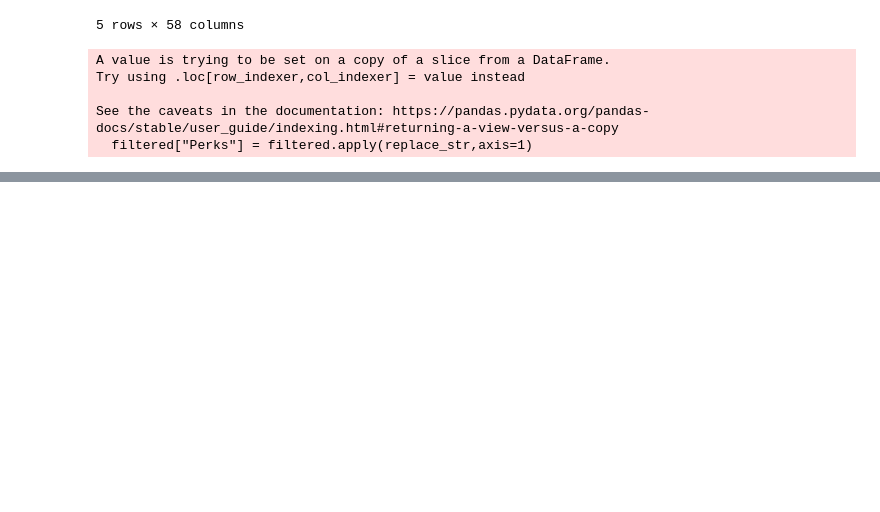
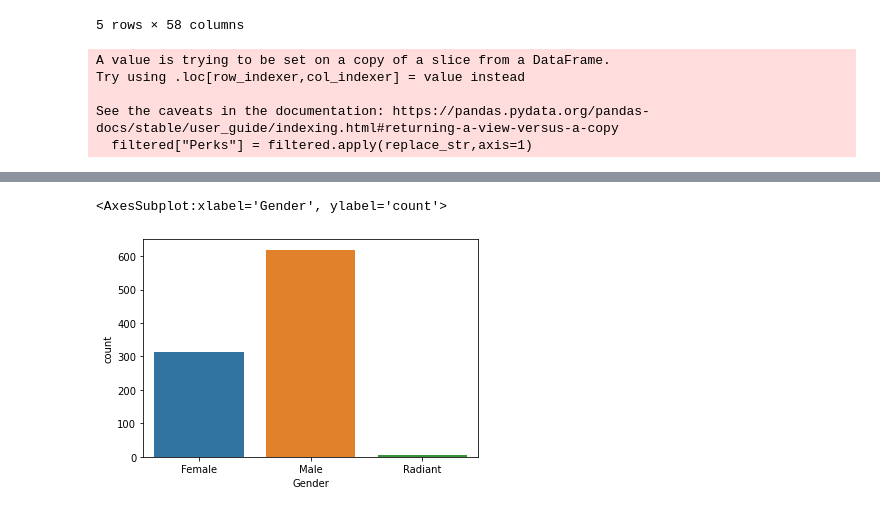
Before and after one commit to riz734/Game-Analytics, a Jupyter notebook: Skyrim/NPC_analysis.ipynb, the cells around one changed output, grey strips where cells are left out. Cells and saved outputs as stored; diff of their text form; code cells hidden in the pictures; blank space fills up the shorter version.

Commit message:
cleaned er tool and added viz for skyrim

```diff
--- a/Skyrim/NPC_analysis.ipynb
+++ b/Skyrim/NPC_analysis.ipynb
@@ -69,5 +71,17 @@ Try using .loc[row_indexer,col_indexer] = value instead
 See the caveats in the documentation: https://pandas.pydata.org/pandas-docs/stable/user_guide/indexing.html#returning-a-view-versus-a-copy
   filtered["Perks"] = filtered.apply(replace_str,axis=1)
 # %%
+#cleans up "Essential" columns to replace values under "Yes"
+def clean(df):
+
+    if "Yes" in df["Essential"]:
+        return df["Essential"].split()[0][:3]
+    elif "No" in df["Essential"]:
+        return "No"
+    else:
+        return df["Essential"]
+
+filtered["Essential"] = filtered.apply(clean,axis=1)
+
 filtered
 # %% [output]
@@ -86,0 +106,5 @@ filtered
+# %%
+sns.countplot(x=filtered["Gender"])
+# %% [output]
+<AxesSubplot:xlabel='Gender', ylabel='count'>
+[figure, added]
```
Also changed, not shown: parts of 7 cells of this notebook.
